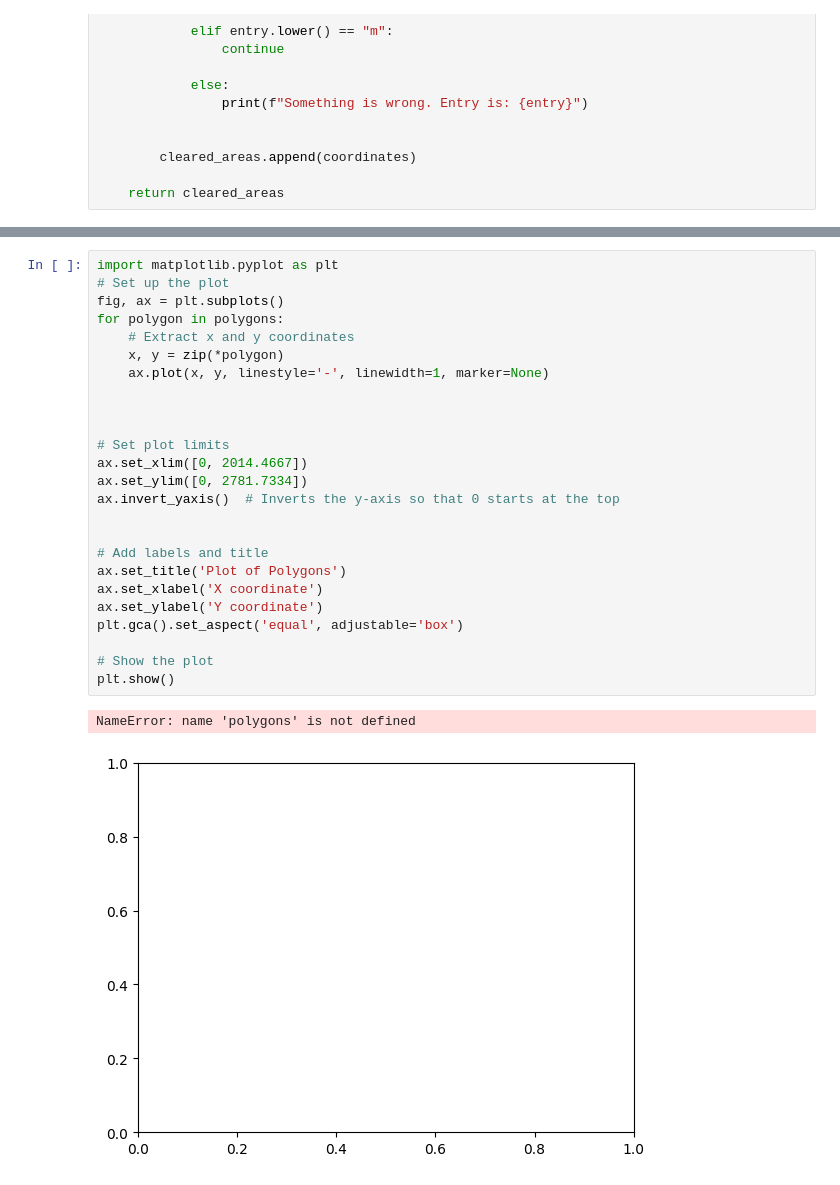
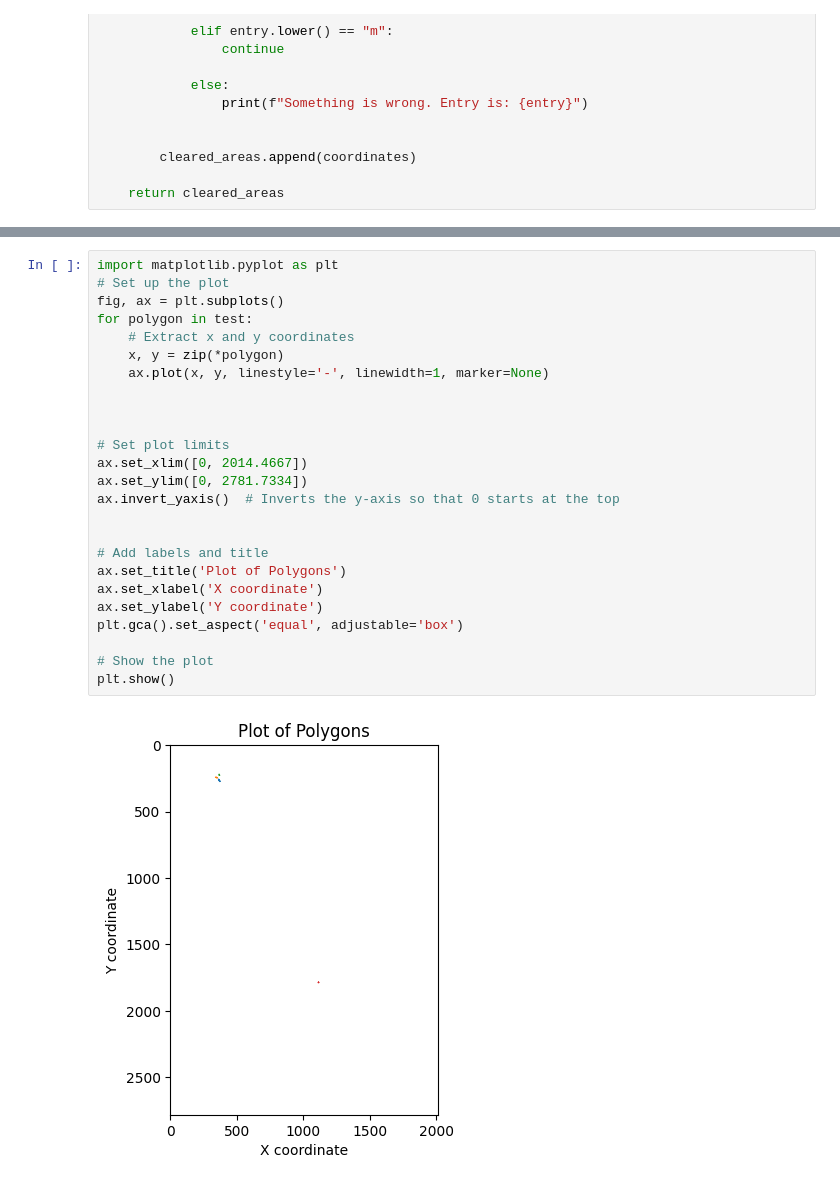
Before and after one commit to Henning-arround/BiH_mines, a Jupyter notebook: detect_elements.ipynb, the cells around one changed output, grey strips where cells are left out. Saved outputs shown, nothing was run; the diff lists cells and outputs as text.

```diff
--- a/detect_elements.ipynb
+++ b/detect_elements.ipynb
@@ -740,28 +739,27 @@ MGRSError: Error in "Convert_MGRS_To_Geodetic": MGRS Errors: String Error
 # %%
 import matplotlib.pyplot as plt
 # Set up the plot
 fig, ax = plt.subplots()
-for polygon in polygons:
+for polygon in test:
     # Extract x and y coordinates
     x, y = zip(*polygon)
     ax.plot(x, y, linestyle='-', linewidth=1, marker=None)
 
 
 
 # Set plot limits
 ax.set_xlim([0, 2014.4667])
 ax.set_ylim([0, 2781.7334])
 ax.invert_yaxis()  # Inverts the y-axis so that 0 starts at the top
 
 
 # Add labels and title
 ax.set_title('Plot of Polygons')
 ax.set_xlabel('X coordinate')
 ax.set_ylabel('Y coordinate')
 plt.gca().set_aspect('equal', adjustable='box')
 
 # Show the plot
 plt.show()
 # %% [output]
-NameError: name 'polygons' is not defined
-[figure, old version]
+[figure, new version]
```
Also changed, not shown: parts of 4 cells of this notebook, 1 other file.
